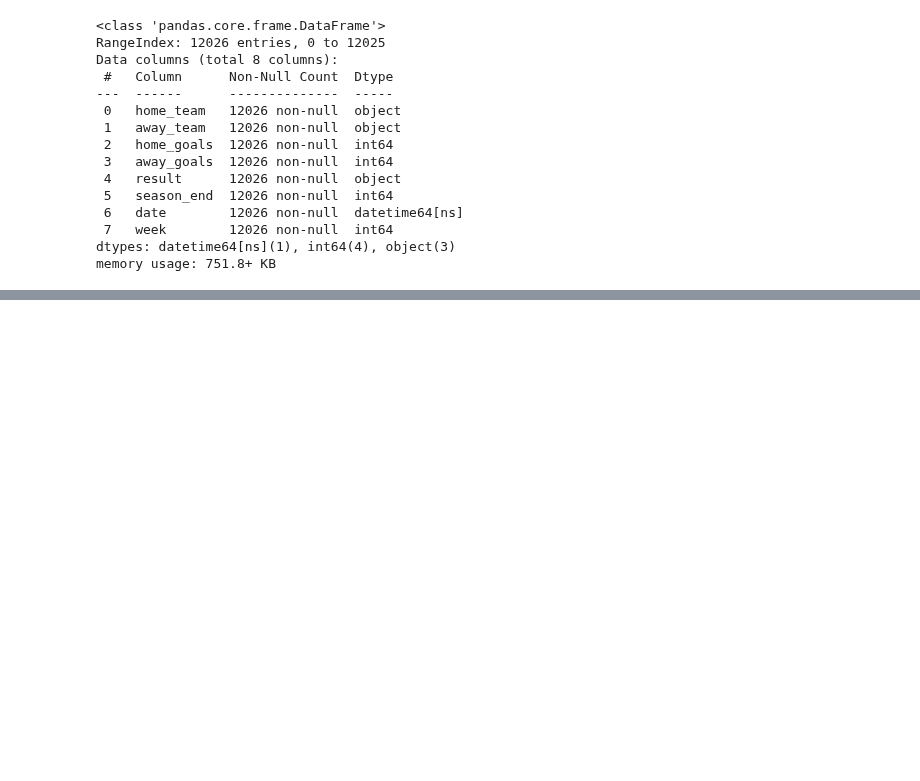
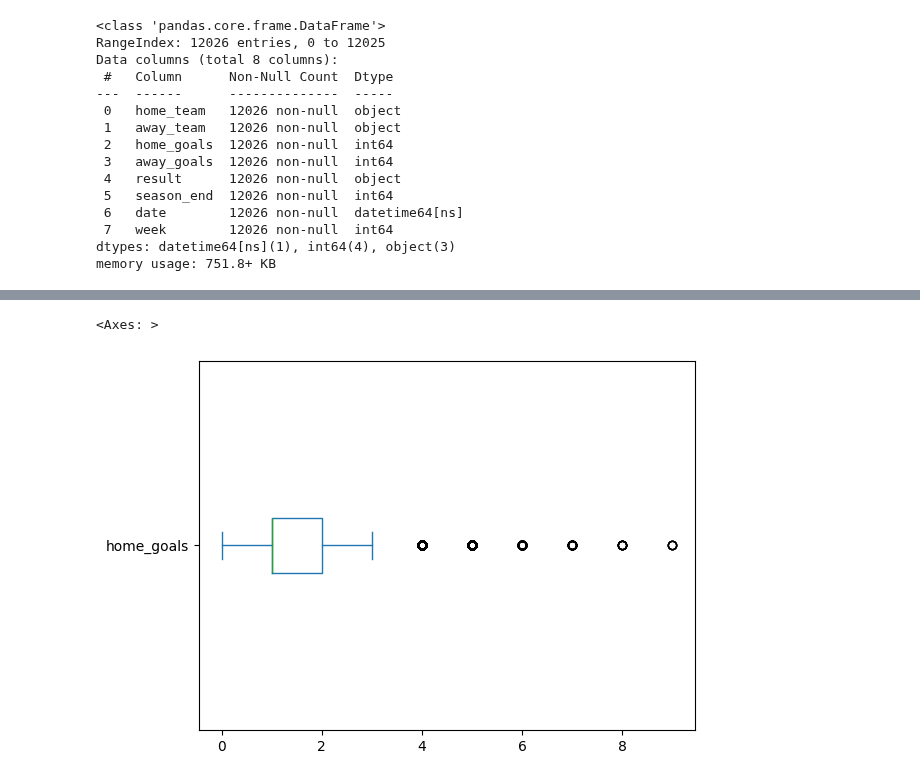
Before and after one commit to AgentXCross/PythonDS-ML, a Jupyter notebook: Projects/Notebooks/premier_league.ipynb, the cells around one changed output, grey strips where cells are left out. Drawn from its saved outputs; the diff is of its cells as text; code cells hidden in the pictures; blank space fills up the shorter version.

```diff
--- a/Projects/Notebooks/premier_league.ipynb
+++ b/Projects/Notebooks/premier_league.ipynb
@@ -106,0 +150,5 @@ memory usage: 751.8+ KB
+# %%
+df['home_goals'].plot(kind = 'box', vert = False)
+# %% [output]
+<Axes: >
+[figure, added]
```
Also changed, not shown: parts of 18 cells of this notebook.
